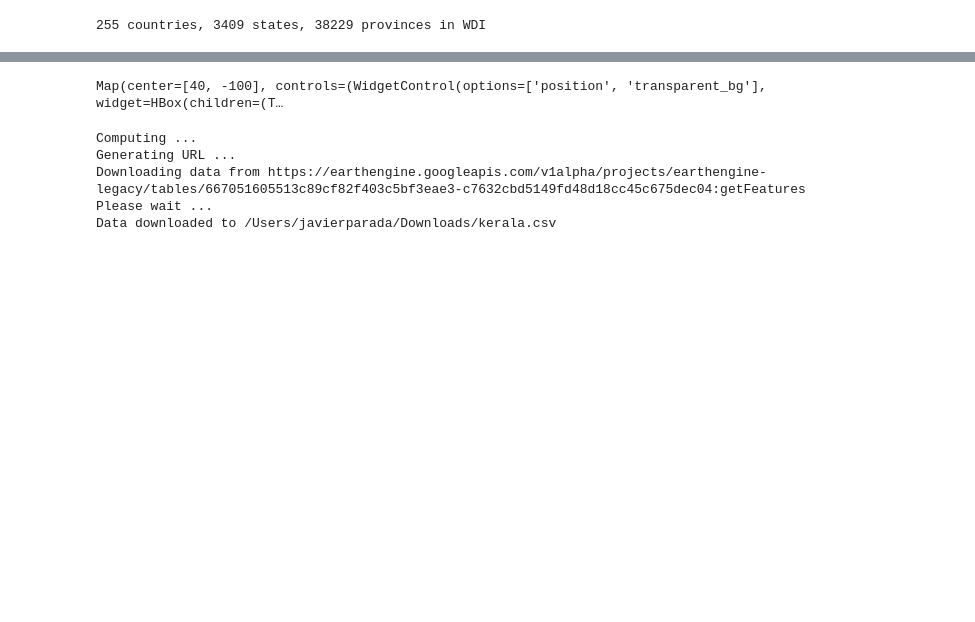
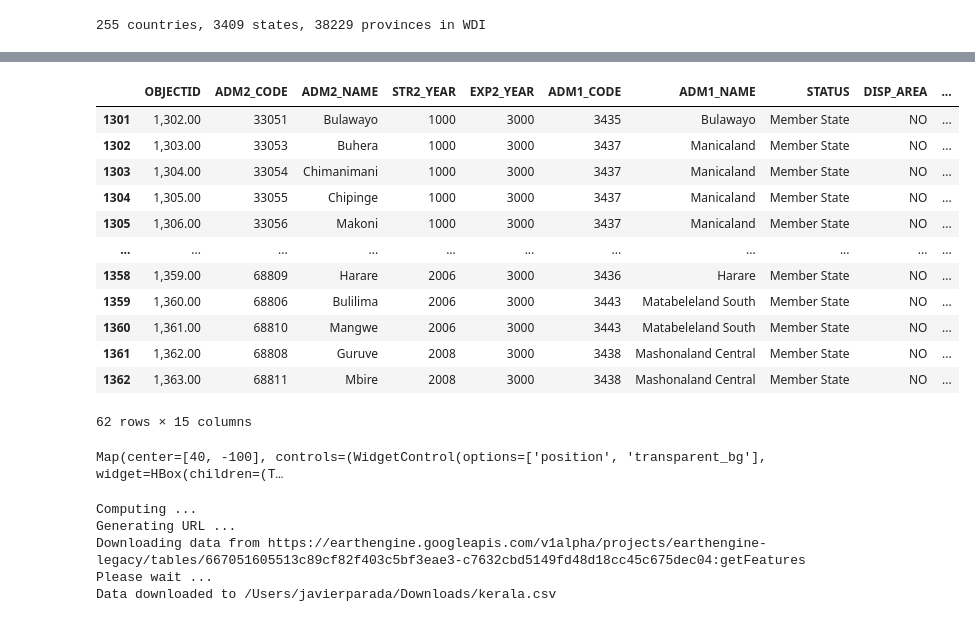
Before and after one commit to JavierParada/JavierParada.github.io, a Jupyter notebook: EL5M/AreaSqKm_01_Notebook.ipynb, the cells around one changed output, grey strips where cells are left out. Drawn from its saved outputs; the diff is of its cells as text; code cells hidden in the pictures; blank space fills up the shorter version.

```diff
--- a/EL5M/AreaSqKm_01_Notebook.ipynb
+++ b/EL5M/AreaSqKm_01_Notebook.ipynb
@@ -68,6 +214,6 @@ NameError: name 'ee' is not defined
 # %%
-GAUL_2_3411 = 'shapes/districts.shp'
-GAUL_borders_2 = gpd.read_file(os.path.join(out_dir,GAUL_2_3411))
+GAUL_2_38229 = 'shapes/GAUL Districts/districts.shp'
+GAUL_borders_2 = gpd.read_file(os.path.join(out_dir, GAUL_2_38229))
 # %%
 borders_0 = pd.DataFrame(pd.unique(GAUL_borders_2["ADM0_CODE"]))
 borders_1 = pd.DataFrame(pd.unique(GAUL_borders_2["ADM1_CODE"]))
@@ -75,3 +221,5 @@ borders_2 = pd.DataFrame(pd.unique(GAUL_borders_2["ADM2_CODE"]))
 print('{} countries, {} states, {} provinces in WDI'.format(len(borders_0), len(borders_1), len(GAUL_borders_2)))
 # %% [output]
 255 countries, 3409 states, 38229 provinces in WDI
+# %%
+GAUL_borders_2 = GAUL_borders_2.sort_values(by=['ADM0_NAME', 'ADM1_NAME', 'ADM2_NAME'])
@@ -78,3 +279,19 @@ print('{} countries, {} states, {} provinces in WDI'.format(len(borders_0), len(
+# %%
+GAUL_borders_2[GAUL_borders_2["ADM0_NAME"] == 'Zimbabwe']
+# %% [output]
+|  | OBJECTID | ADM2_CODE | ADM2_NAME | STR2_YEAR | EXP2_YEAR | ADM1_CODE | ADM1_NAME | STATUS | DISP_AREA | ... |
+| 1301 | 1,302.00 | 33051 | Bulawayo | 1000 | 3000 | 3435 | Bulawayo | Member State | NO | ... |
+| 1302 | 1,303.00 | 33053 | Buhera | 1000 | 3000 | 3437 | Manicaland | Member State | NO | ... |
+| 1303 | 1,304.00 | 33054 | Chimanimani | 1000 | 3000 | 3437 | Manicaland | Member State | NO | ... |
+| 1304 | 1,305.00 | 33055 | Chipinge | 1000 | 3000 | 3437 | Manicaland | Member State | NO | ... |
+| 1305 | 1,306.00 | 33056 | Makoni | 1000 | 3000 | 3437 | Manicaland | Member State | NO | ... |
+| ... | ... | ... | ... | ... | ... | ... | ... | ... | ... | ... |
+| 1358 | 1,359.00 | 68809 | Harare | 2006 | 3000 | 3436 | Harare | Member State | NO | ... |
+| 1359 | 1,360.00 | 68806 | Bulilima | 2006 | 3000 | 3443 | Matabeleland South | Member State | NO | ... |
+| 1360 | 1,361.00 | 68810 | Mangwe | 2006 | 3000 | 3443 | Matabeleland South | Member State | NO | ... |
+| 1361 | 1,362.00 | 68808 | Guruve | 2008 | 3000 | 3438 | Mashonaland Central | Member State | NO | ... |
+| 1362 | 1,363.00 | 68811 | Mbire | 2008 | 3000 | 3438 | Mashonaland Central | Member State | NO | ... |
+62 rows × 15 columns
 # %%
 Map = geemap.Map(center = (40, -100), zoom = 3)
 Map
```
Also changed, not shown: parts of 30 cells of this notebook.
